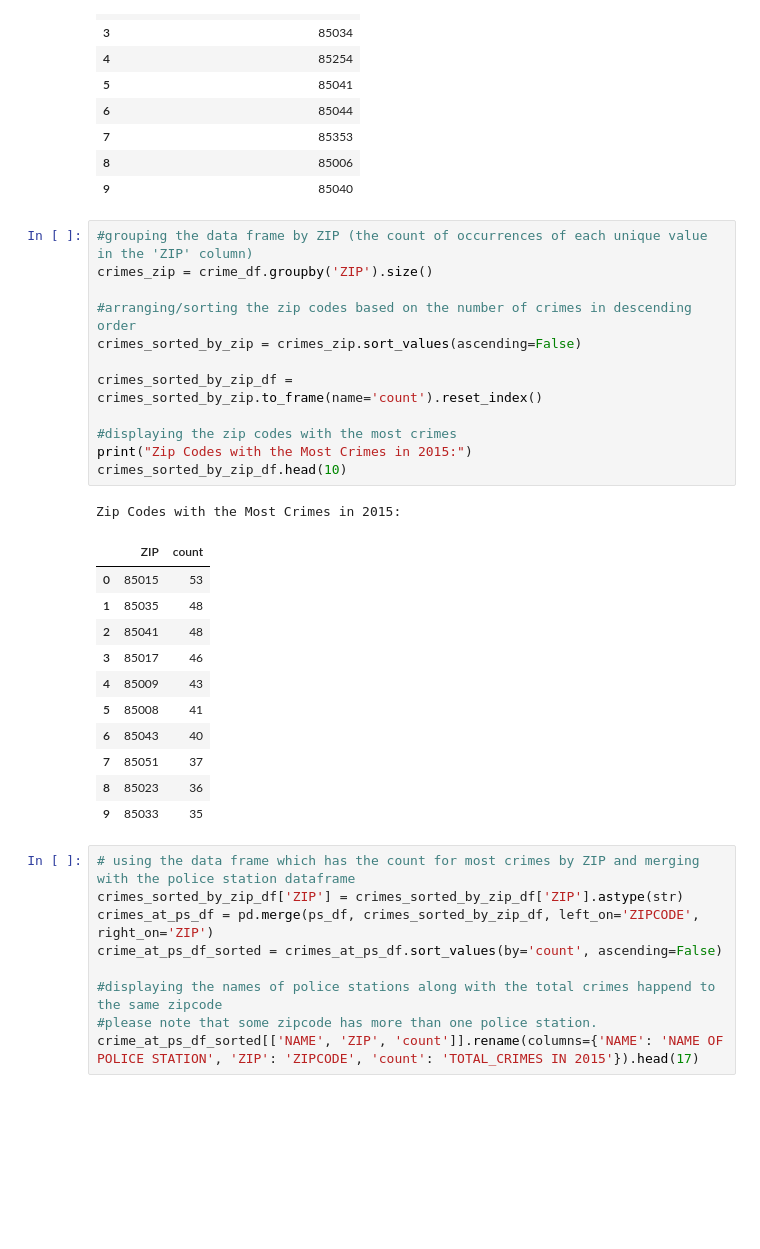
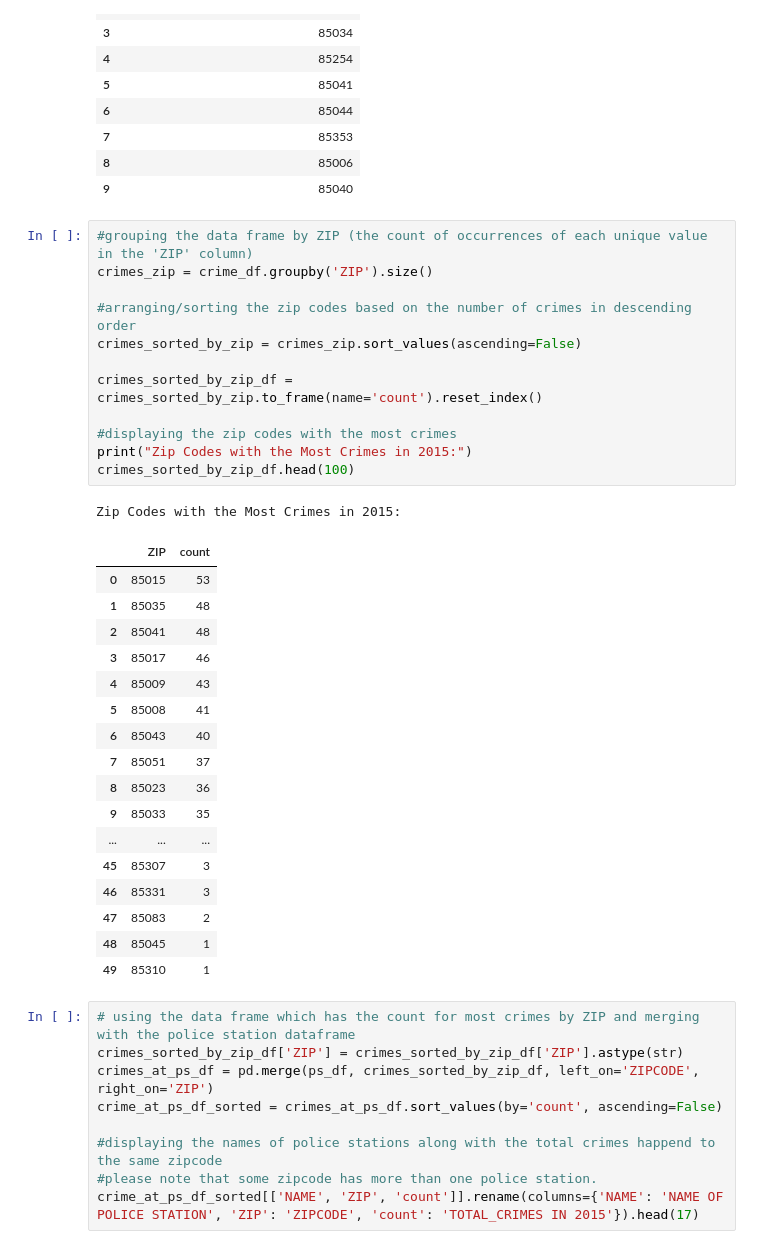
Before and after one commit to NyeinChan85/stc510, a Jupyter notebook: Module 3/Python_Data_Transformation_Essentials_Kyaw.ipynb, the cells around one changed output. Saved outputs shown, nothing was run; the diff lists cells and outputs as text; blank space fills up the shorter version.

```diff
--- a/Module 3/Python_Data_Transformation_Essentials_Kyaw.ipynb
+++ b/Module 3/Python_Data_Transformation_Essentials_Kyaw.ipynb
@@ -125,28 +133,34 @@ unique_zipcodes_df.head(30)
 # %%
 #grouping the data frame by ZIP (the count of occurrences of each unique value in the 'ZIP' column)
 crimes_zip = crime_df.groupby('ZIP').size()
 
 #arranging/sorting the zip codes based on the number of crimes in descending order
 crimes_sorted_by_zip = crimes_zip.sort_values(ascending=False)
 
 crimes_sorted_by_zip_df = crimes_sorted_by_zip.to_frame(name='count').reset_index()
 
 #displaying the zip codes with the most crimes
 print("Zip Codes with the Most Crimes in 2015:")
-crimes_sorted_by_zip_df.head(10)
+crimes_sorted_by_zip_df.head(100)
 # %% [output]
 Zip Codes with the Most Crimes in 2015:
 |  | ZIP | count |
 | 0 | 85015 | 53 |
 | 1 | 85035 | 48 |
 | 2 | 85041 | 48 |
 | 3 | 85017 | 46 |
 | 4 | 85009 | 43 |
 | 5 | 85008 | 41 |
 | 6 | 85043 | 40 |
 | 7 | 85051 | 37 |
 | 8 | 85023 | 36 |
 | 9 | 85033 | 35 |
+| ... | ... | ... |
+| 45 | 85307 | 3 |
+| 46 | 85331 | 3 |
+| 47 | 85083 | 2 |
+| 48 | 85045 | 1 |
+| 49 | 85310 | 1 |
 # %%
 # using the data frame which has the count for most crimes by ZIP and merging with the police station dataframe
 crimes_sorted_by_zip_df['ZIP'] = crimes_sorted_by_zip_df['ZIP'].astype(str)
```
Also changed, not shown: parts of 2 cells of this notebook.
